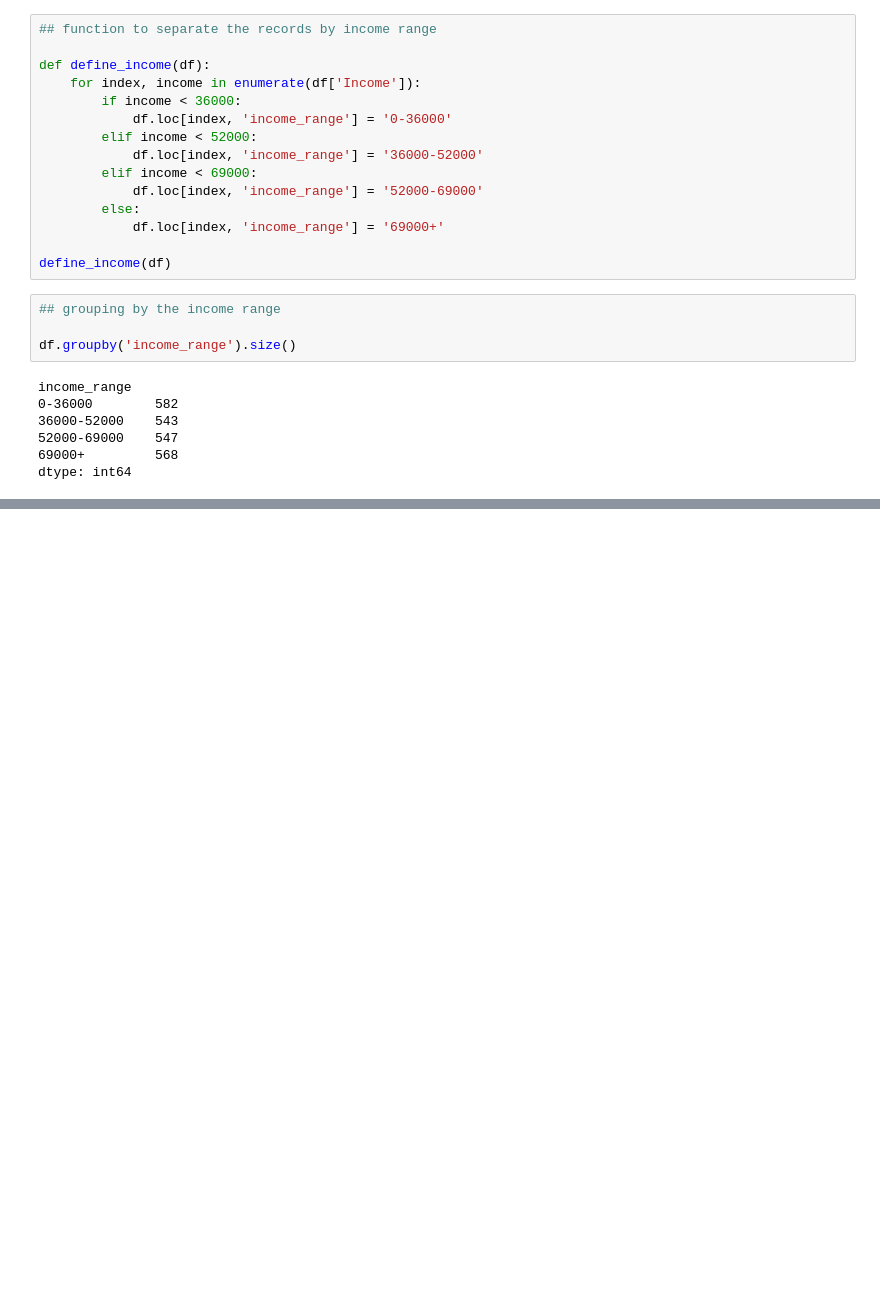
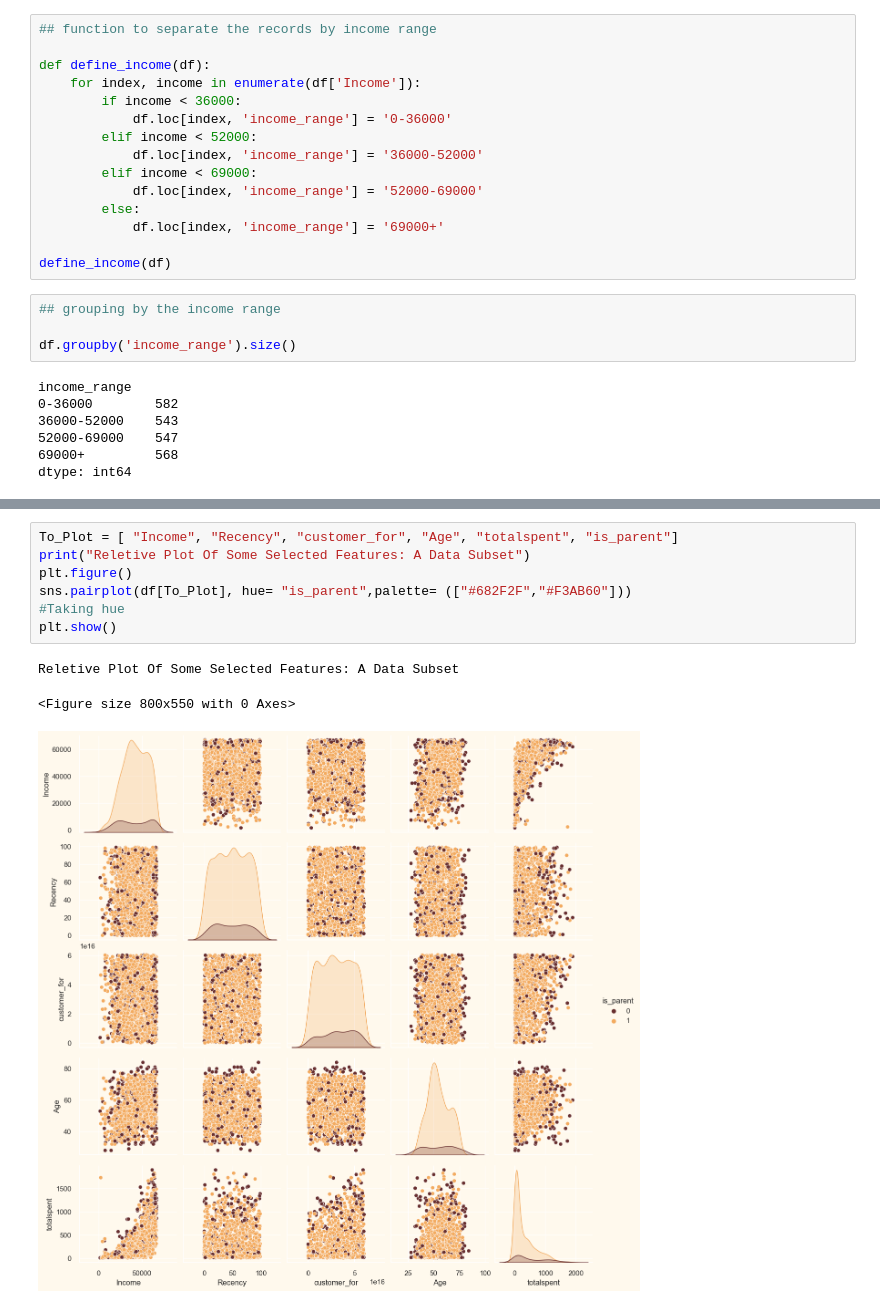
Before and after one commit to asheshh-lal/Drug-Data, a Jupyter notebook: Market Sentiment.ipynb, the cells around one changed output, grey strips where cells are left out. Cells and saved outputs as stored; diff of their text form; blank space fills up the shorter version.

```diff
--- a/Market Sentiment.ipynb
+++ b/Market Sentiment.ipynb
@@ -273,0 +373,11 @@ df
+# %%
+To_Plot = [ "Income", "Recency", "customer_for", "Age", "totalspent", "is_parent"]
+print("Reletive Plot Of Some Selected Features: A Data Subset")
+plt.figure()
+sns.pairplot(df[To_Plot], hue= "is_parent",palette= (["#682F2F","#F3AB60"]))
+#Taking hue
+plt.show()
+# %% [output]
+Reletive Plot Of Some Selected Features: A Data Subset
+<Figure size 800x550 with 0 Axes>
+[figure, added]
```
Also changed, not shown: parts of 18 cells of this notebook.
